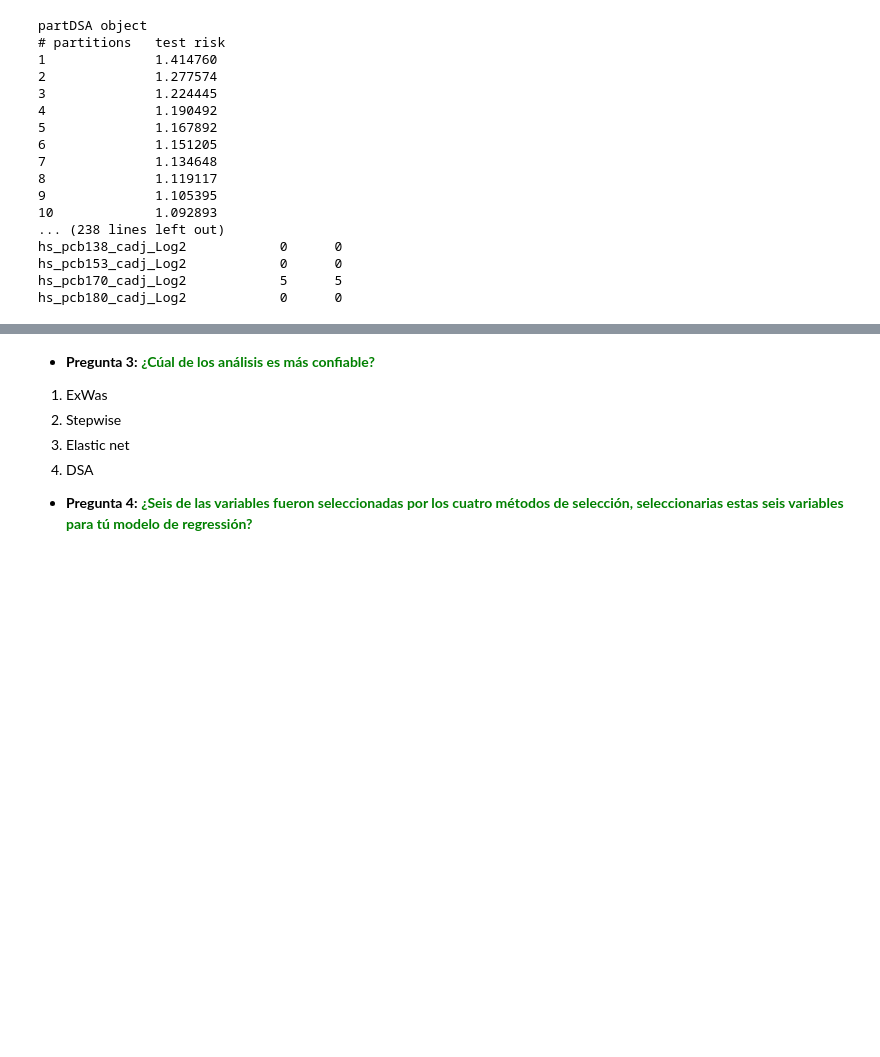
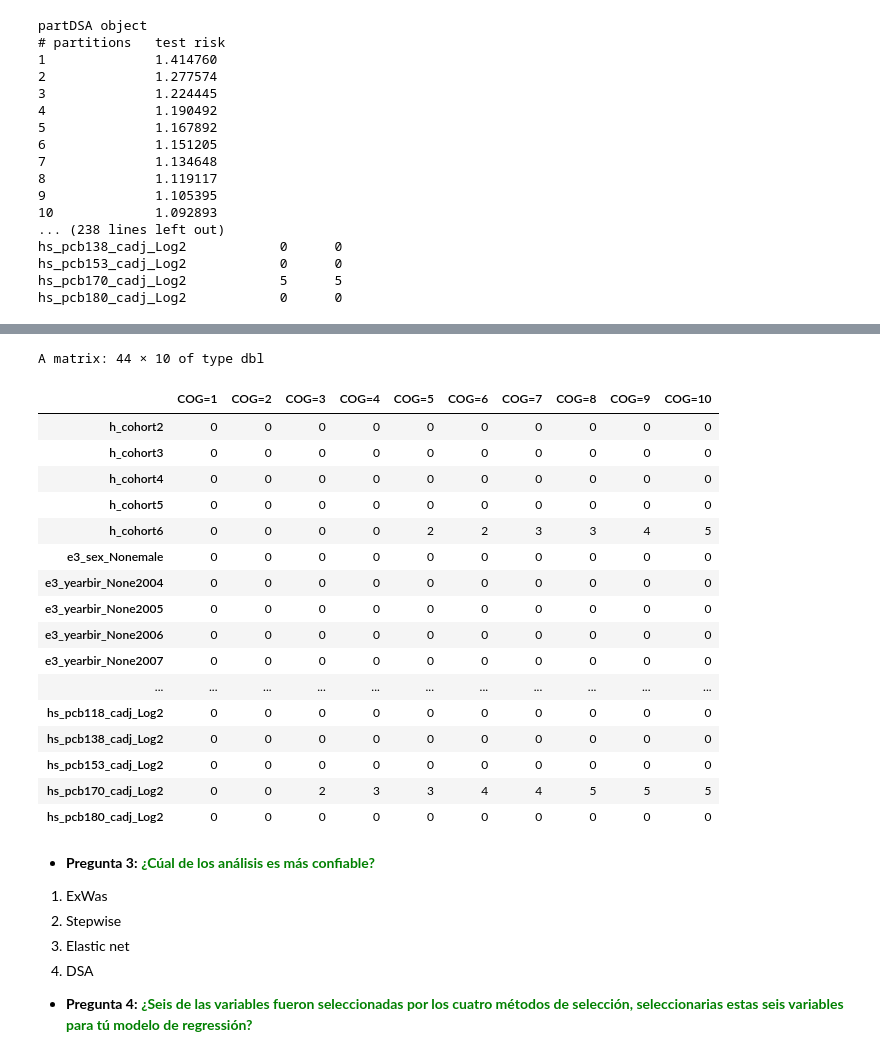
Before and after one commit to alldominguez/ISGlobal.sesion4.Exposoma, a Jupyter notebook: curso_exposoma_modulo_4.ipynb, the cells around one changed output, grey strips where cells are left out. Saved outputs shown, nothing was run; the diff lists cells and outputs as text; code cells hidden in the pictures; blank space fills up the shorter version.

```diff
--- a/curso_exposoma_modulo_4.ipynb
+++ b/curso_exposoma_modulo_4.ipynb
@@ -1049,3 +1069,24 @@ hs_pcb180_cadj_Log2            0      0
+# %%
+model_dsa$var.importance
+# %% [output]
+A matrix: 44 × 10 of type dbl
+|  | COG=1 | COG=2 | COG=3 | COG=4 | COG=5 | COG=6 | COG=7 | COG=8 | COG=9 | COG=10 |
+| h_cohort2 | 0 | 0 | 0 | 0 | 0 | 0 | 0 | 0 | 0 | 0 |
+| h_cohort3 | 0 | 0 | 0 | 0 | 0 | 0 | 0 | 0 | 0 | 0 |
+| h_cohort4 | 0 | 0 | 0 | 0 | 0 | 0 | 0 | 0 | 0 | 0 |
+| h_cohort5 | 0 | 0 | 0 | 0 | 0 | 0 | 0 | 0 | 0 | 0 |
+| h_cohort6 | 0 | 0 | 0 | 0 | 2 | 2 | 3 | 3 | 4 | 5 |
+| e3_sex_Nonemale | 0 | 0 | 0 | 0 | 0 | 0 | 0 | 0 | 0 | 0 |
+| e3_yearbir_None2004 | 0 | 0 | 0 | 0 | 0 | 0 | 0 | 0 | 0 | 0 |
+| e3_yearbir_None2005 | 0 | 0 | 0 | 0 | 0 | 0 | 0 | 0 | 0 | 0 |
+| e3_yearbir_None2006 | 0 | 0 | 0 | 0 | 0 | 0 | 0 | 0 | 0 | 0 |
+| e3_yearbir_None2007 | 0 | 0 | 0 | 0 | 0 | 0 | 0 | 0 | 0 | 0 |
+| ... | ... | ... | ... | ... | ... | ... | ... | ... | ... | ... |
+| hs_pcb118_cadj_Log2 | 0 | 0 | 0 | 0 | 0 | 0 | 0 | 0 | 0 | 0 |
+| hs_pcb138_cadj_Log2 | 0 | 0 | 0 | 0 | 0 | 0 | 0 | 0 | 0 | 0 |
+| hs_pcb153_cadj_Log2 | 0 | 0 | 0 | 0 | 0 | 0 | 0 | 0 | 0 | 0 |
+| hs_pcb170_cadj_Log2 | 0 | 0 | 2 | 3 | 3 | 4 | 4 | 5 | 5 | 5 |
+| hs_pcb180_cadj_Log2 | 0 | 0 | 0 | 0 | 0 | 0 | 0 | 0 | 0 | 0 |
 # %% [markdown]
 *   **Pregunta 3:** <font color='green'> **¿Cúal de los análisis es más confiable?** </font>
 
```
Also changed, not shown: parts of 2 cells of this notebook.
